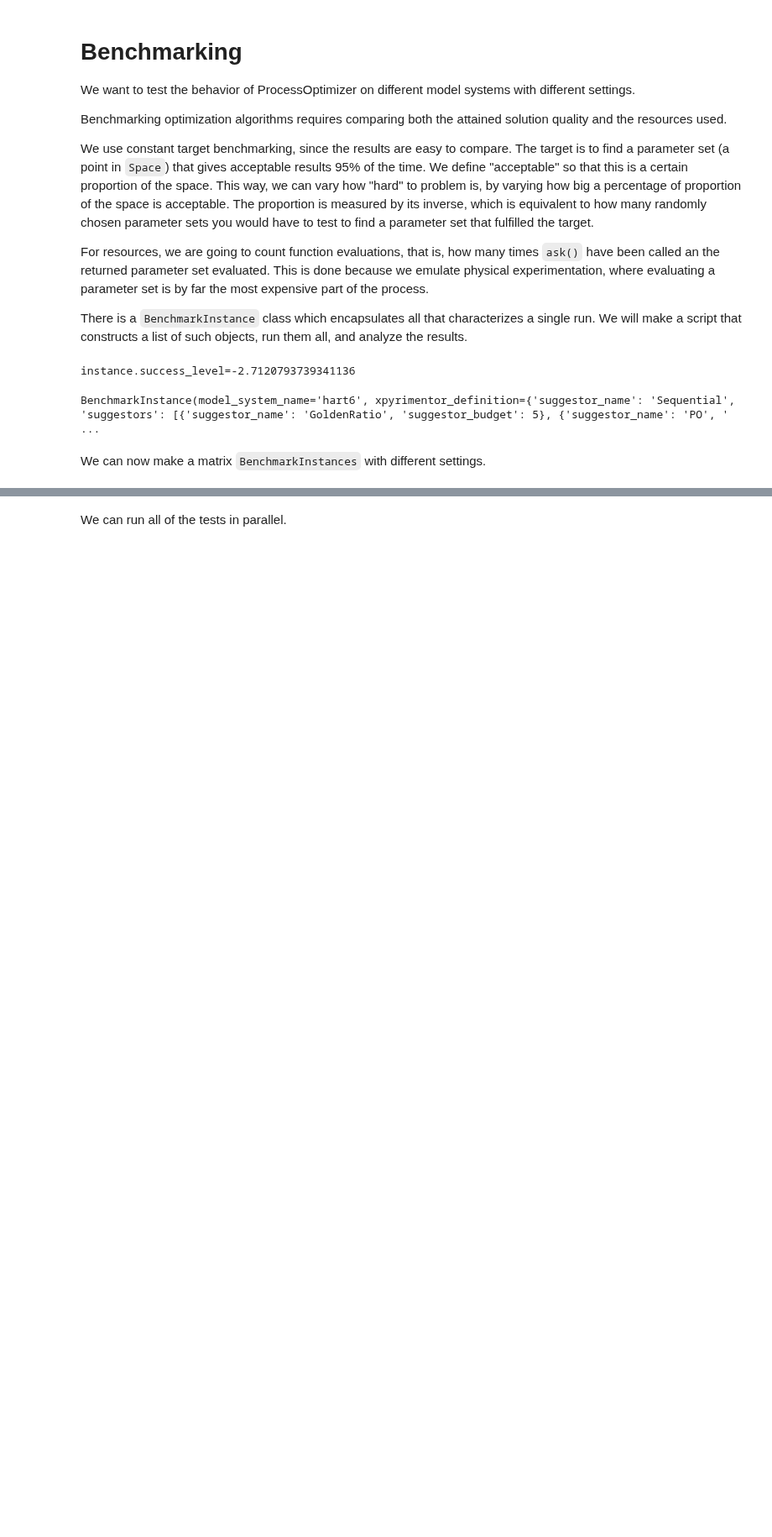
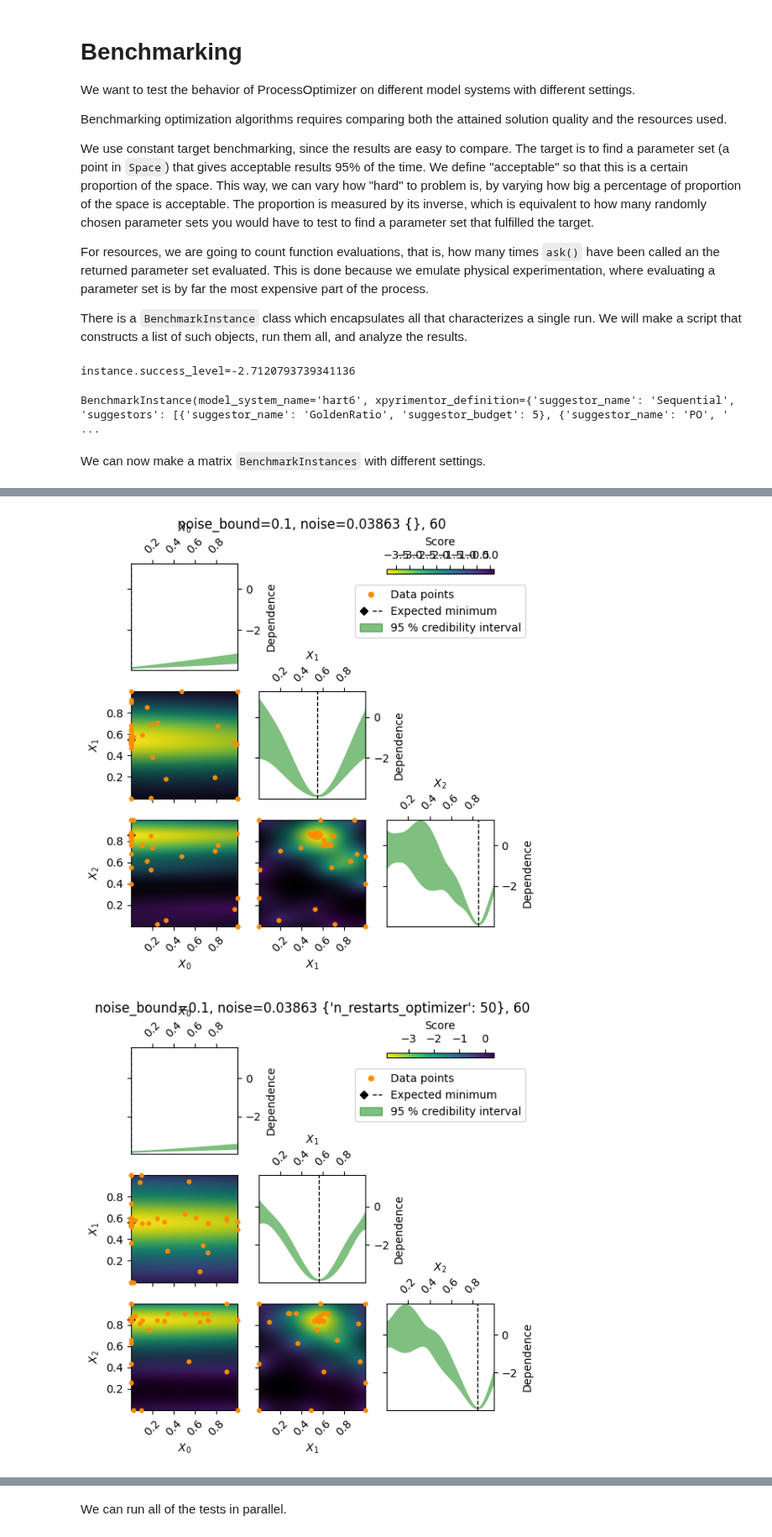
Before and after one commit to novonordisk-research/ProcessOptimizer, a Jupyter notebook: examples/design_qualifications/benchmarking.ipynb, the cells around one changed output, grey strips where cells are left out. Shown at 84% size. Saved outputs shown, nothing was run; the diff lists cells and outputs as text; code cells hidden in the pictures; blank space fills up the shorter version.

```diff
--- a/examples/design_qualifications/benchmarking.ipynb
+++ b/examples/design_qualifications/benchmarking.ipynb
@@ -161,0 +139,27 @@ Test {'model_system_name': 'hart6', 'expected_random_runtime': 300.0, 'experimen
+# %%
+import math
+
+import ProcessOptimizer
+
+def uncertainty(x, _, global_max):
+    return x / global_max
+
+for test in tests:
+    noise_bound = math.sqrt(test["noise_level_bounds"][0])
+    noise = test["benchmark_instance"].model.noise_size
+    opt: ProcessOptimizer.Optimizer = test["benchmark_instance"].xpyrimentor.suggestor.suggestors[-1][1].optimizer
+    res = opt.get_result()
+    ProcessOptimizer.plot_objective(
+        res,
+        levels=50,
+        n_points=1000,
+        pars = "expected_minimum",
+        title=f"{noise_bound=}, {noise=} {test['acq_func_settings']}, {test['benchmark_instance'].number_of_evaluations}",
+        plot_options={
+            "interpolation": "bilinear",
+            "normalize_uncertainty": uncertainty,
+            },
+    );
+# %% [output]
+[figure, added]
+[figure, added]
```
Also changed, not shown: parts of 7 cells of this notebook, 1 other file.
